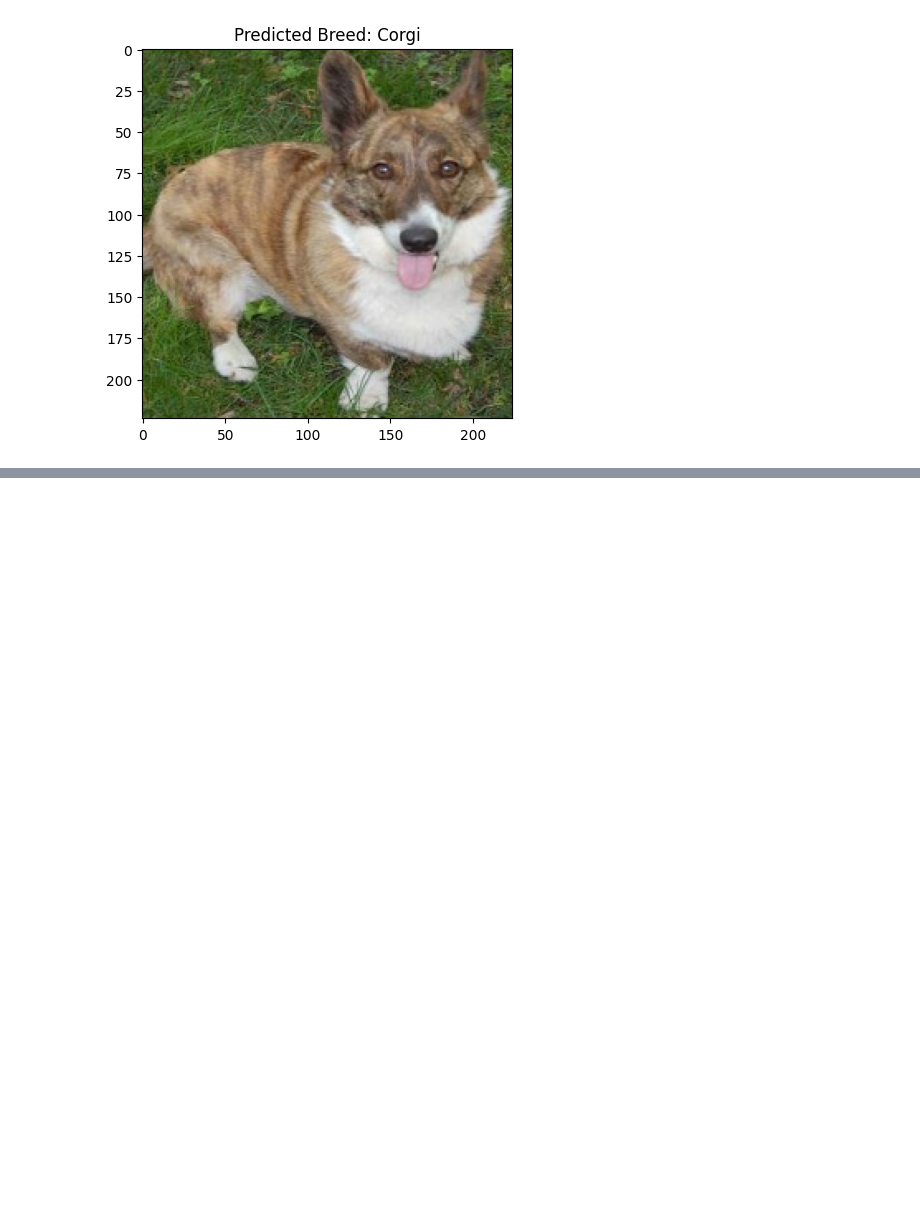
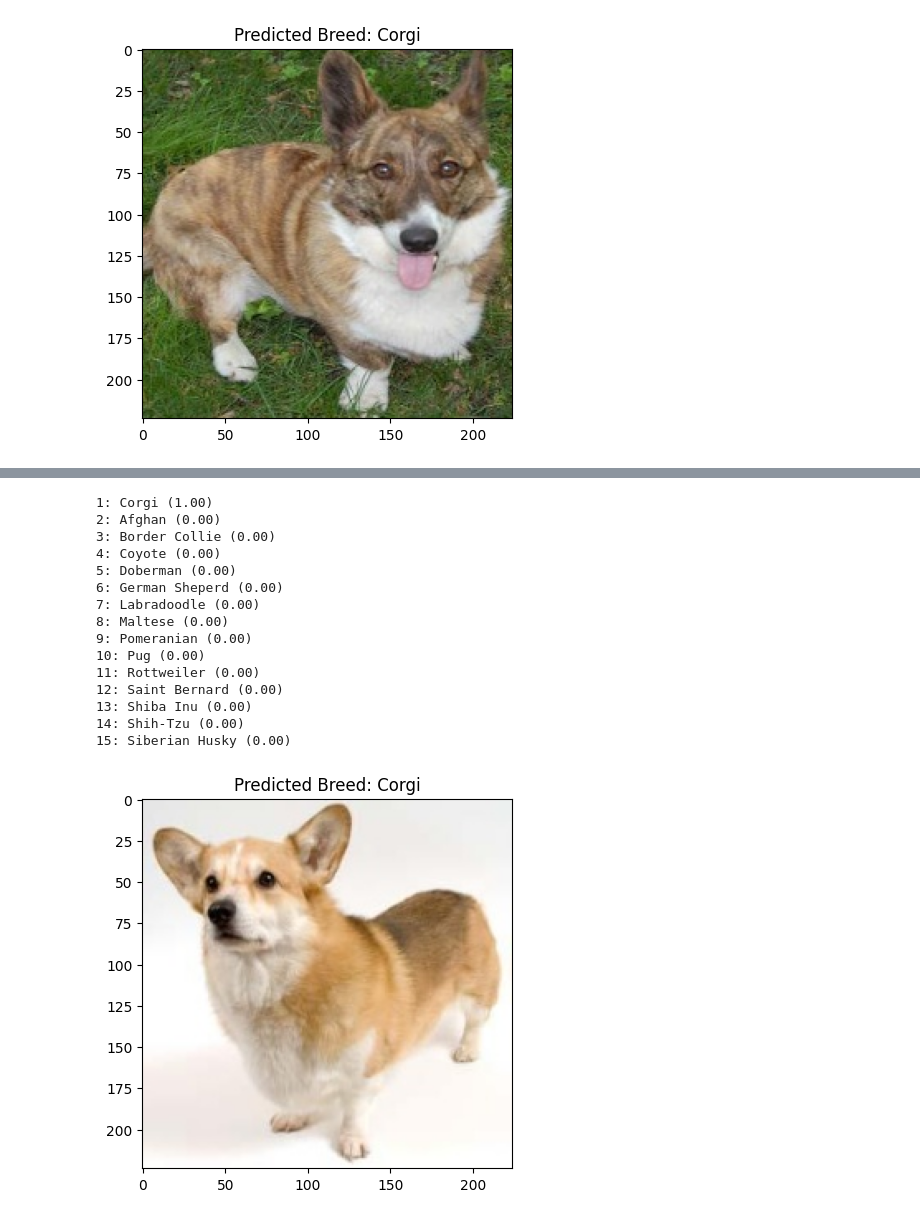
Before and after one commit to Rukun-Aaron/Dog_breeds, a Jupyter notebook: Backend/dogs_model.ipynb, the cells around one changed output, grey strips where cells are left out. Drawn from its saved outputs; the diff is of its cells as text; code cells hidden in the pictures; blank space fills up the shorter version.

```diff
--- a/Backend/dogs_model.ipynb
+++ b/Backend/dogs_model.ipynb
@@ -168,3 +169,13 @@ plt.show()
 [figure]
 # %%
 model.save("dog_breed_model.h5")
+# %%
+from tensorflow.keras.models import load_model
+
+model = load_model('dog_breed_model.h5')
+img_path = 'archive\\test\Corgi\\05.jpg'  # Replace with the path to your new image
+img = image.load_img(img_path, target_size=(224, 224))
+img_array = image.img_to_array(img)
+img_array = np.expand_dims(img_array, axis=0)
+img_array = preprocess_input(img_array)
+predictions = model.predict(img_array)
@@ -170,0 +184,33 @@ model.save("dog_breed_model.h5")
+# %%
+from tensorflow.keras.applications.vgg16 import  decode_predictions
+import matplotlib.pyplot as plt
+import matplotlib.image as mpimg
+decoded_predictions = [(selected_breeds[i], predictions[0][i]) for i in range(len(selected_breeds))]
+
+decoded_predictions.sort(key=lambda x: x[1], reverse=True)
+
+for i, (label, score) in enumerate(decoded_predictions):
+    print(f"{i + 1}: {label} ({score:.2f})")
+
+# Display the image
+img = mpimg.imread(img_path)
+plt.imshow(img)
+plt.title(f'Predicted Breed: {decoded_predictions[0][0]}')
+plt.show()
+# %% [output]
+1: Corgi (1.00)
+2: Afghan (0.00)
+3: Border Collie (0.00)
+4: Coyote (0.00)
+5: Doberman (0.00)
+6: German Sheperd (0.00)
+7: Labradoodle (0.00)
+8: Maltese (0.00)
+9: Pomeranian (0.00)
+10: Pug (0.00)
+11: Rottweiler (0.00)
+12: Saint Bernard (0.00)
+13: Shiba Inu (0.00)
+14: Shih-Tzu (0.00)
+15: Siberian Husky (0.00)
+[figure, added]
```
Also changed, not shown: parts of 2 cells of this notebook.
